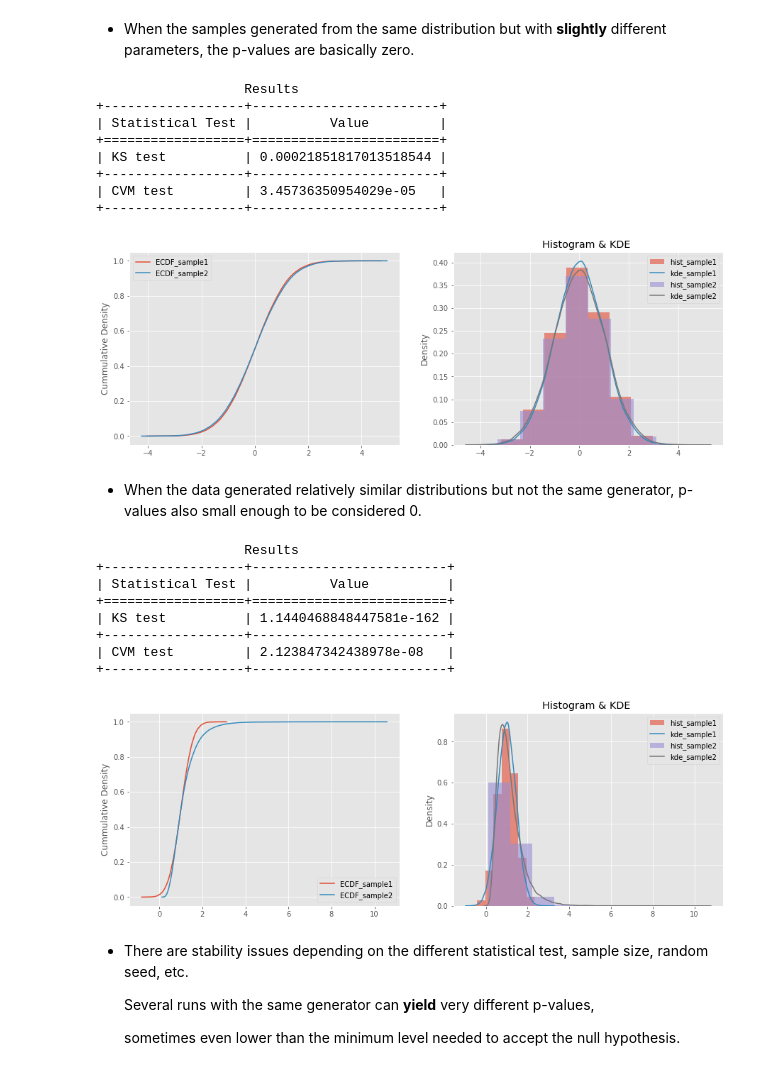
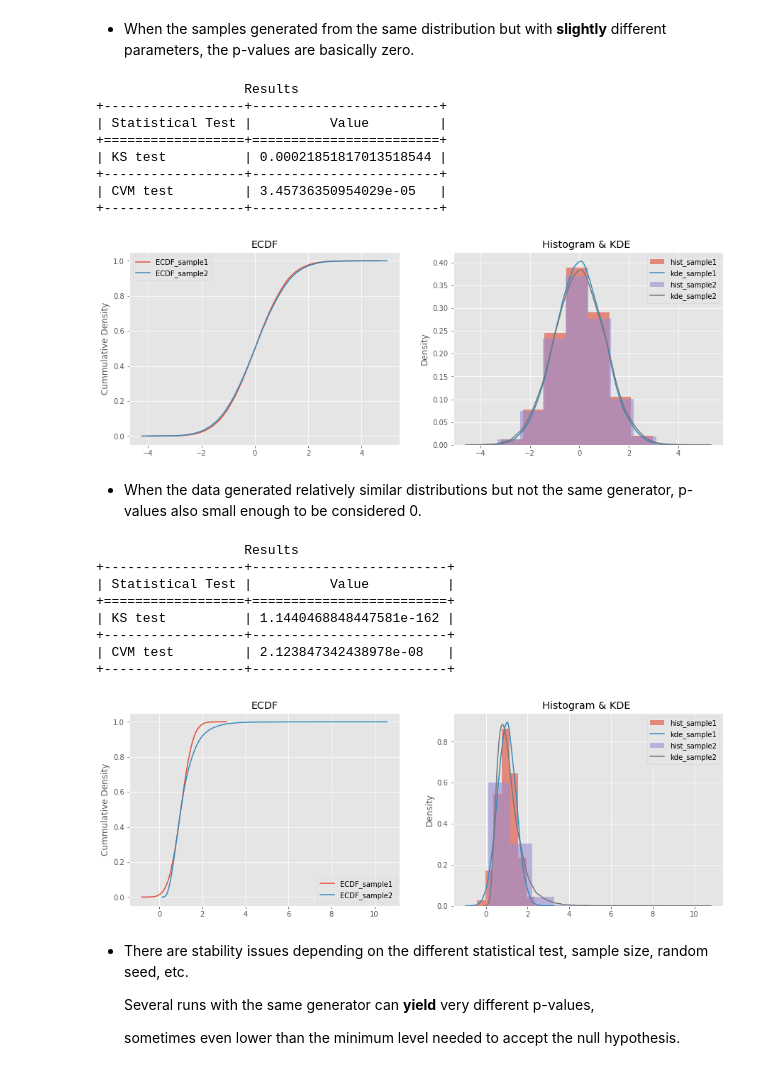
Before and after one commit to SimonRaviv/tabular_data_science_biu_2022_final_project, a Jupyter notebook: Tabular_Data_Science_Final_Project.ipynb, the cells around one changed output. Drawn from its saved outputs; the diff is of its cells as text; code cells hidden in the pictures.

```diff
--- a/Tabular_Data_Science_Final_Project.ipynb
+++ b/Tabular_Data_Science_Final_Project.ipynb
@@ -57,33 +54,33 @@ Even though they are widely used, those statistical tests perform badly on sever
 # %%
 sample_size = 50_000
 np.random.seed(SEED)
 sample1 = np.random.normal(0, 1, sample_size)
 np.random.seed(SEED)
 sample2 = np.random.normal(0, 1.05, sample_size)
 
 # Perform statistical test
 tests = ['KS test', 'CVM test']
 pvals = [stest.ks_2_sample_test(sample1, sample2),
         stest.cvm_2_sample_test(sample1, sample2)]
 tabulate_data(cols=[tests, pvals],
               headers=['Statistical Test', 'Value'],
               title='Results')
 # Plot samples
 plt.figure(figsize=(15, 5))
 plt.subplot(1, 2, 1)
-plotter.plot_ecdfs([sample1, sample2], ['sample1', 'sample2'])
+plotter.plot_ecdfs([sample1, sample2], ['sample1', 'sample2'], title='ECDF')
 plt.subplot(1, 2, 2)
 plotter.plot_histograms_kdes([sample1, sample2], ['sample1', 'sample2'])
 # %% [output]
                    Results
 +------------------+------------------------+
 | Statistical Test |          Value         |
 +==================+========================+
 | KS test          | 0.00021851817013518544 |
 +------------------+------------------------+
 | CVM test         | 3.45736350954029e-05   |
 +------------------+------------------------+
-[figure, old version]
+[figure, new version]
 # %% [markdown]
 - When the data generated relatively similar distributions but not the same generator, p-values also small enough to be considered 0.
 # %%
@@ -103,7 +100,7 @@ tabulate_data(cols=[tests, pvals],
 # Plot samples
 plt.figure(figsize=(15, 5))
 plt.subplot(1, 2, 1)
-plotter.plot_ecdfs([sample1, sample2], ['sample1', 'sample2'])
+plotter.plot_ecdfs([sample1, sample2], ['sample1', 'sample2'], title='ECDF')
 plt.subplot(1, 2, 2)
 plotter.plot_histograms_kdes([sample1, sample2], ['sample1', 'sample2'])
 # %% [output]
@@ -115,7 +112,7 @@ plotter.plot_histograms_kdes([sample1, sample2], ['sample1', 'sample2'])
 +------------------+-------------------------+
 | CVM test         | 2.123847342438978e-08   |
 +------------------+-------------------------+
-[figure, old version]
+[figure, new version]
 # %% [markdown]
 - There are stability issues depending on the different statistical test, sample size, random seed, etc. <p>
 Several runs with the same generator can **yield** very different p-values,<p> sometimes even lower than the minimum level needed to accept the null hypothesis.
```
Also changed, not shown: parts of 40 cells of this notebook.
